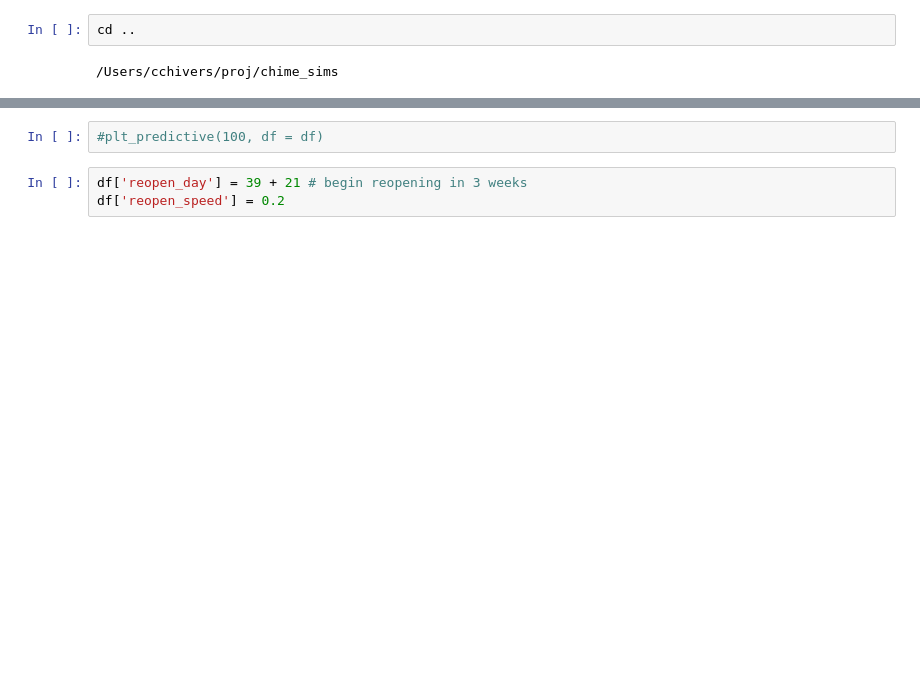
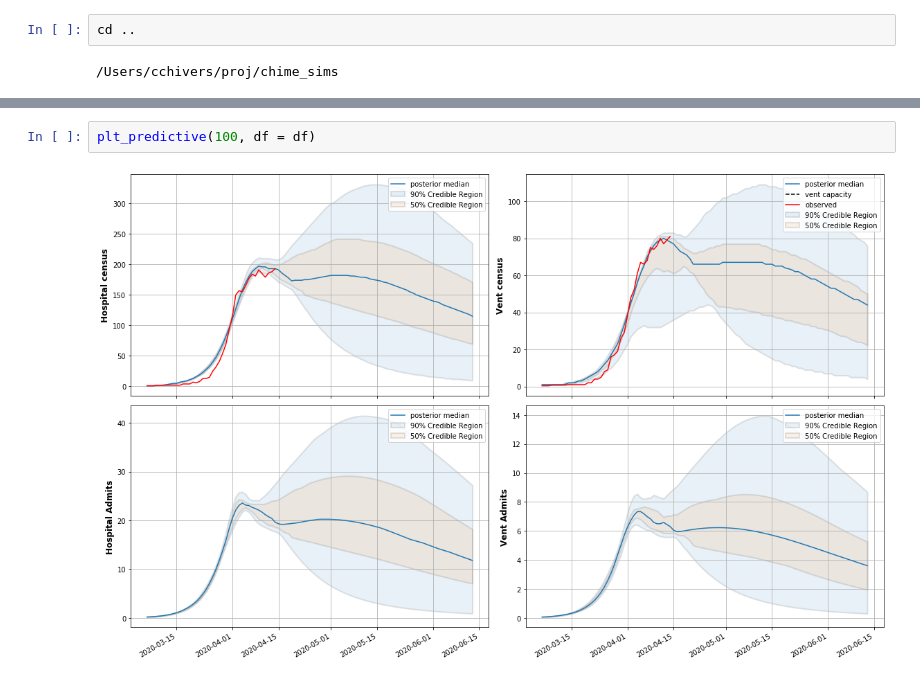
Before and after one commit to pennsignals/bayes-chime, a Jupyter notebook: notebooks/Reopening.ipynb, the cells around one changed output, grey strips where cells are left out. Cells and saved outputs as stored; diff of their text form; blank space fills up the shorter version.

```diff
--- a/notebooks/Reopening.ipynb
+++ b/notebooks/Reopening.ipynb
@@ -150,6 +98,5 @@ def plt_predictive(howfar=200, df = df):
 # %%
-#plt_predictive(100, df = df)
+plt_predictive(100, df = df)
+# %% [output]
+[figure, added]
-# %%
-df['reopen_day'] = 39 + 21 # begin reopening in 3 weeks
-df['reopen_speed'] = 0.2
 # %%
```
Also changed, not shown: parts of 7 cells of this notebook.
